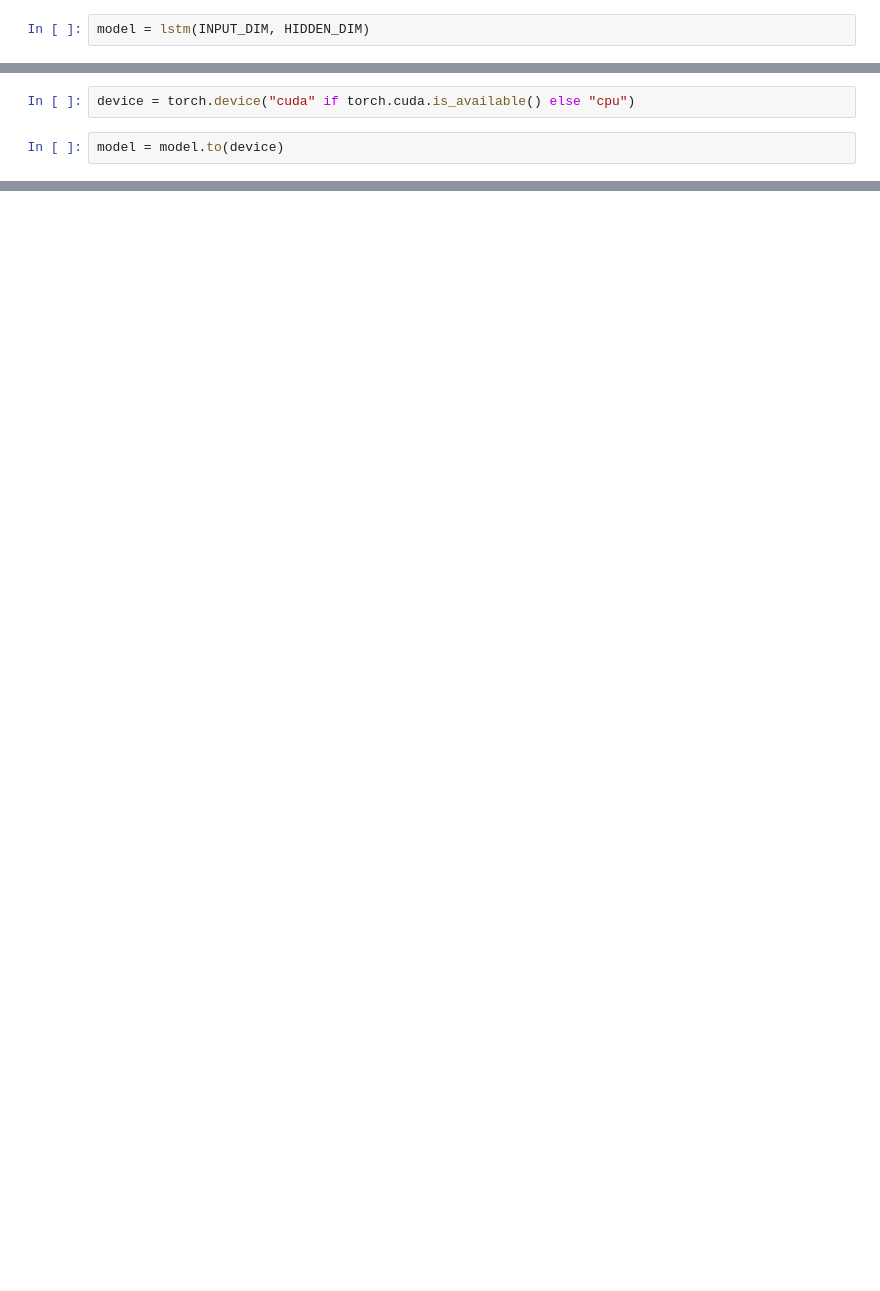
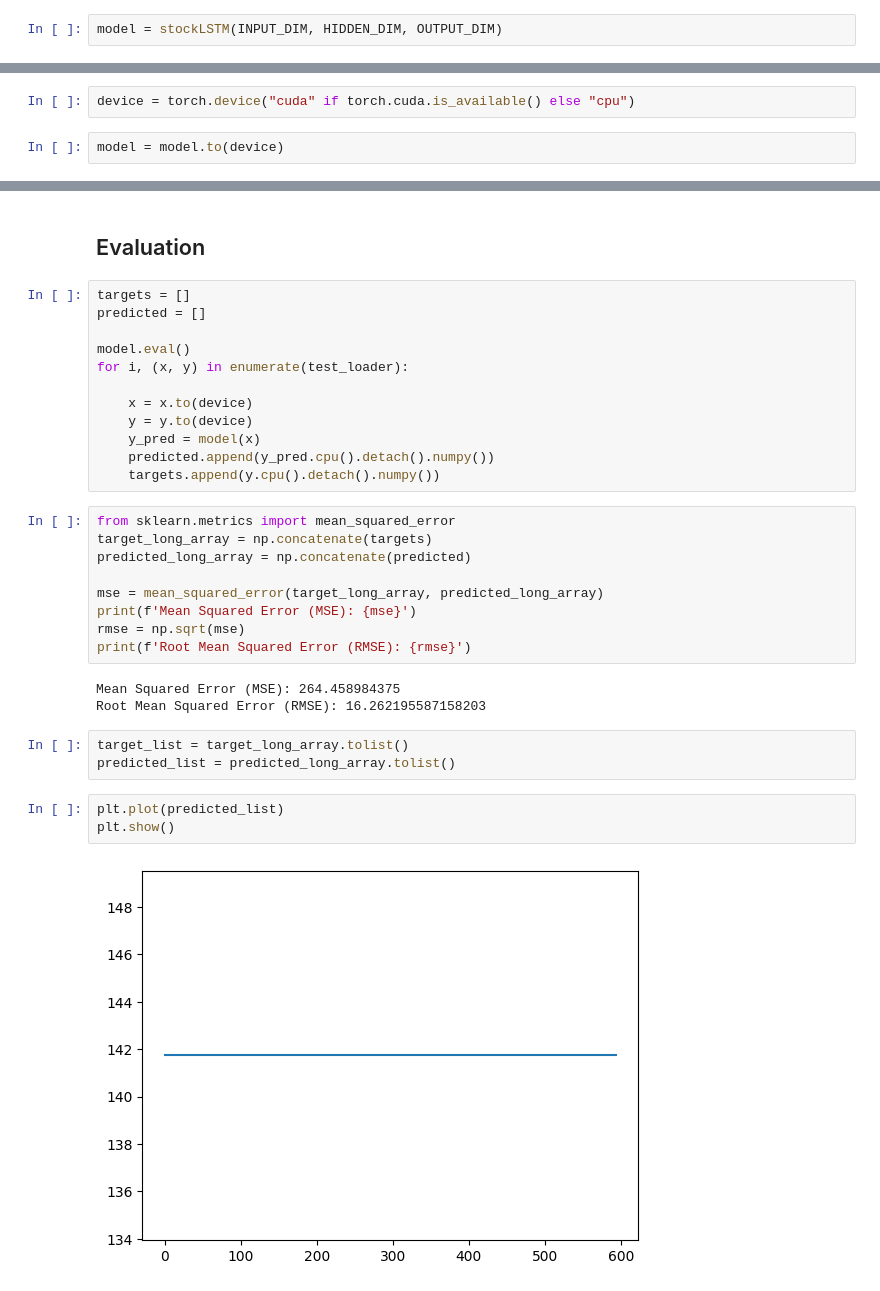
Before and after one commit to aryamanpandya99/RecurrentNetworks, a Jupyter notebook: lstm_from_scratch/simple_lstm.ipynb, the cells around one changed output, grey strips where cells are left out. Cells and saved outputs as stored; diff of their text form; blank space fills up the shorter version.

```diff
--- a/lstm_from_scratch/simple_lstm.ipynb
+++ b/lstm_from_scratch/simple_lstm.ipynb
@@ -549,4 +600,4 @@ test_loader = torch.utils.data.DataLoader(dataset=test_set,
 # %%
-model = lstm(INPUT_DIM, HIDDEN_DIM)
+model = stockLSTM(INPUT_DIM, HIDDEN_DIM, OUTPUT_DIM)
 # %%
 optimizer = torch.optim.Adam(model.parameters(), lr=LEARNING_RATE)
@@ -582,0 +665,34 @@ KeyboardInterrupt:
+# %% [markdown]
+## Evaluation
+# %%
+targets = []
+predicted = []
+
+model.eval()
+for i, (x, y) in enumerate(test_loader):
+
+    x = x.to(device)
+    y = y.to(device)
+    y_pred = model(x)
+    predicted.append(y_pred.cpu().detach().numpy())
+    targets.append(y.cpu().detach().numpy())
+# %%
+from sklearn.metrics import mean_squared_error
+target_long_array = np.concatenate(targets)
+predicted_long_array = np.concatenate(predicted)
+
+mse = mean_squared_error(target_long_array, predicted_long_array)
+print(f'Mean Squared Error (MSE): {mse}')
+rmse = np.sqrt(mse)
+print(f'Root Mean Squared Error (RMSE): {rmse}')
+# %% [output]
+Mean Squared Error (MSE): 264.458984375
+Root Mean Squared Error (RMSE): 16.262195587158203
+# %%
+target_list = target_long_array.tolist()
+predicted_list = predicted_long_array.tolist()
+# %%
+plt.plot(predicted_list)
+plt.show()
+# %% [output]
+[figure, added]
```
Also changed, not shown: parts of 26 cells of this notebook, 1 other file.
